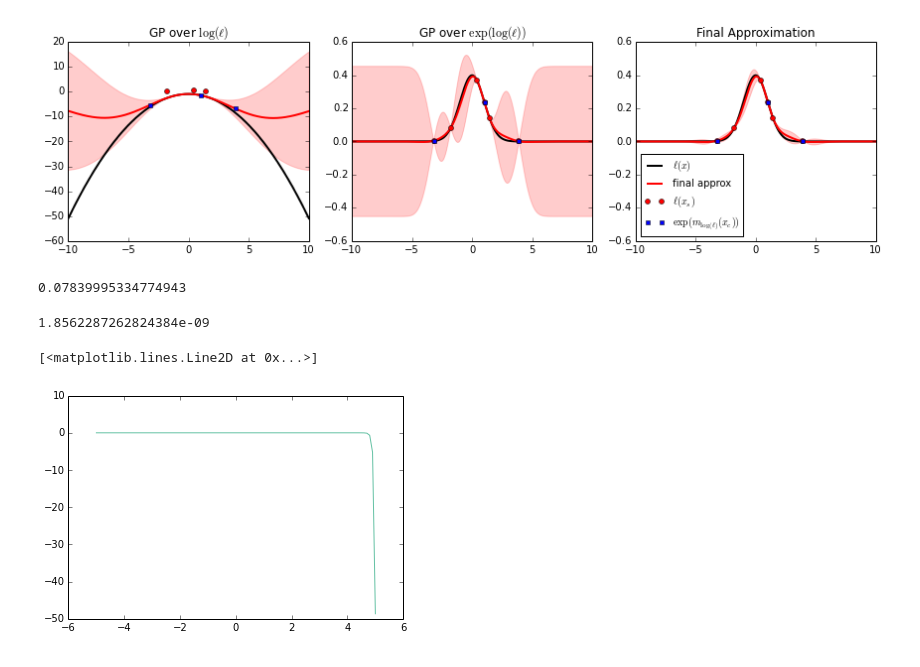
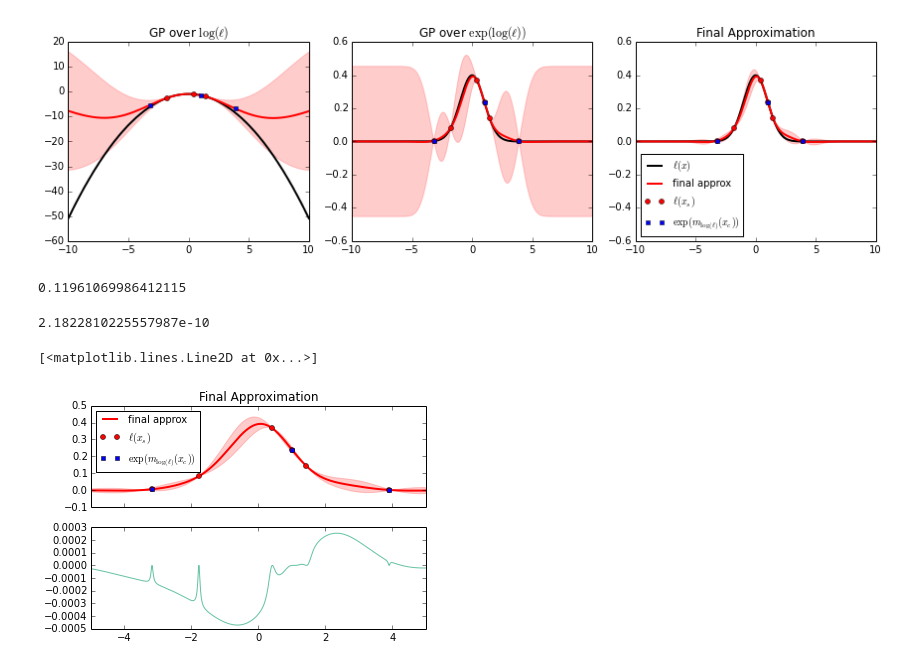
Before and after one commit to jhamrick/bayesian-quadrature, a Jupyter notebook: docs/ipynb/example.ipynb, the cells around one changed output. Cells and saved outputs as stored; diff of their text form; code cells hidden in the pictures.

```diff
--- a/docs/ipynb/example.ipynb
+++ b/docs/ipynb/example.ipynb
@@ -23,7 +23,7 @@ ntry = 10
 n_candidate = 3
 
 # prior mean and variance
-x_mean = 3.141592653589793
+x_mean = 0
 x_var = 10.0
 # %% [markdown]
 Now, sample some random $x$ points and compute the $y$ points from a
@@ -56,15 +56,20 @@ fig, axes = bq.plot(f_y, xmin=-10, xmax=10)
 # %%
 bq.Z_mean()
 # %% [output]
-0.07839995334774943
+0.11961069986412115
 # %%
 bq.Z_var()
 # %% [output]
-1.8562287262824384e-09
+2.1822810225557987e-10
 # %%
-x_a = np.linspace(-5, 5, 100)
+x_a = np.linspace(-5, 5, 1000)
 exp_Z_var = np.array([bq.expected_Z_var(i) for i in x_a[:, None]])
-plt.plot(x_a, exp_Z_var)
-# %% [output]
-[<matplotlib.lines.Line2D at 0x...>]
-[figure, removed]
+# %%
+fig, (ax1, ax2) = plt.subplots(2, 1, sharex=True)
+
+bq.plot_l(ax1, xmin=x_a.min(), xmax=x_a.max())
+
+ax2.plot(x_a, exp_Z_var)
+# %% [output]
+[<matplotlib.lines.Line2D at 0x...>]
+[figure, added]
```
